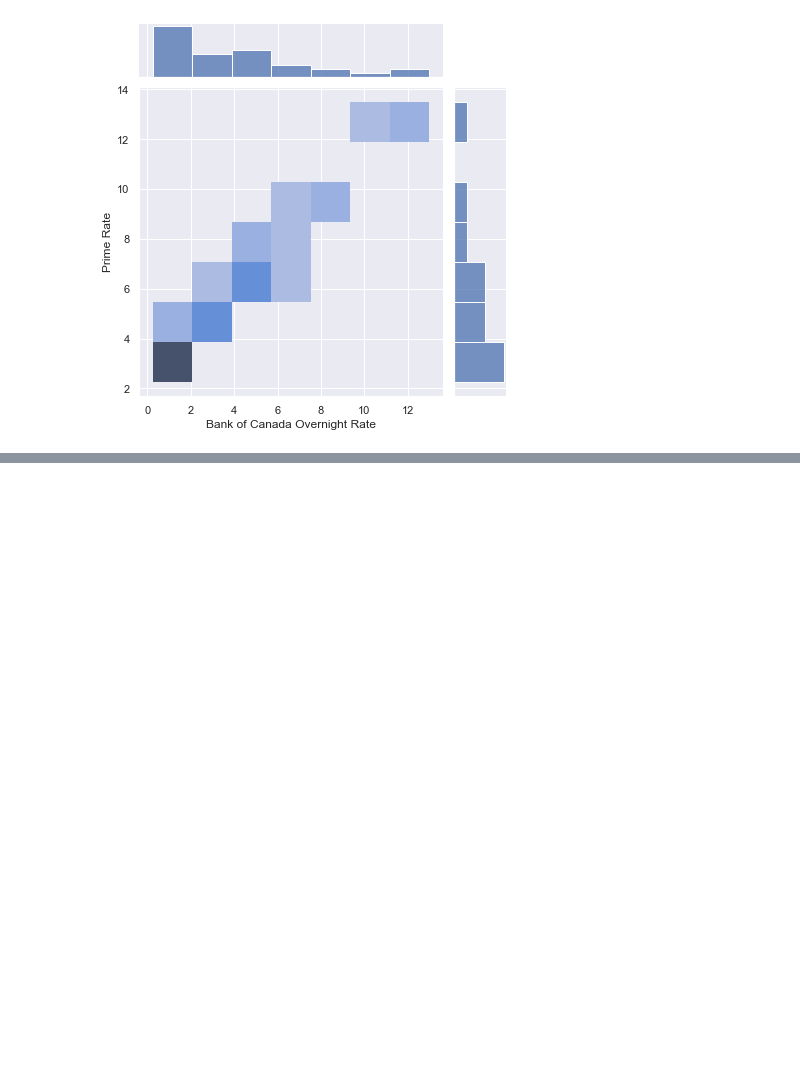
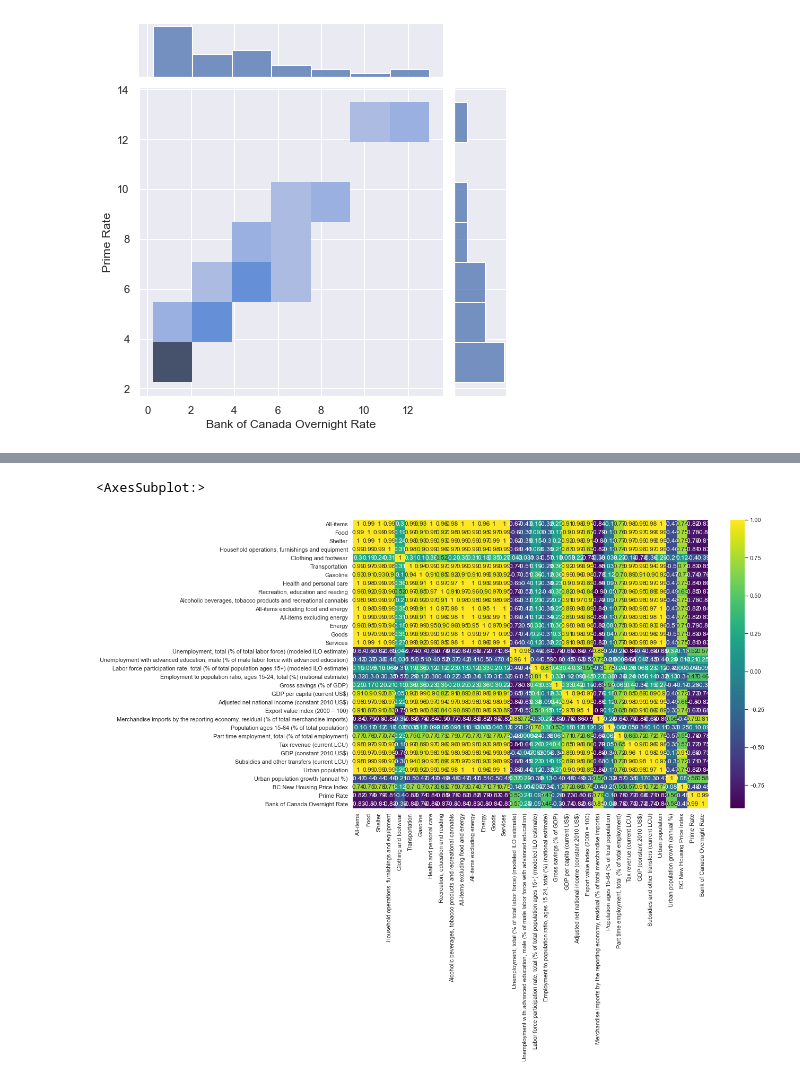
Before and after one commit to data301-2021-summer2/group-11-project, a Jupyter notebook: analysis/AndyMcLean/Milestone2.ipynb, the cells around one changed output, grey strips where cells are left out. Saved outputs shown, nothing was run; the diff lists cells and outputs as text; code cells hidden in the pictures; blank space fills up the shorter version.

Commit message:
Finished a heatmap for Task3 showing the correlational values of all data in the dataset

```diff
--- a/analysis/AndyMcLean/Milestone2.ipynb
+++ b/analysis/AndyMcLean/Milestone2.ipynb
@@ -173,0 +138,5 @@ This Joint plot views the relationship between Prime Rate andBank of Canada Over
+# %%
+sns.heatmap(data1.corr(), annot = True, cmap = 'viridis')
+# %% [output]
+<AxesSubplot:>
+[figure, added]
```
Also changed, not shown: parts of 9 cells of this notebook.
